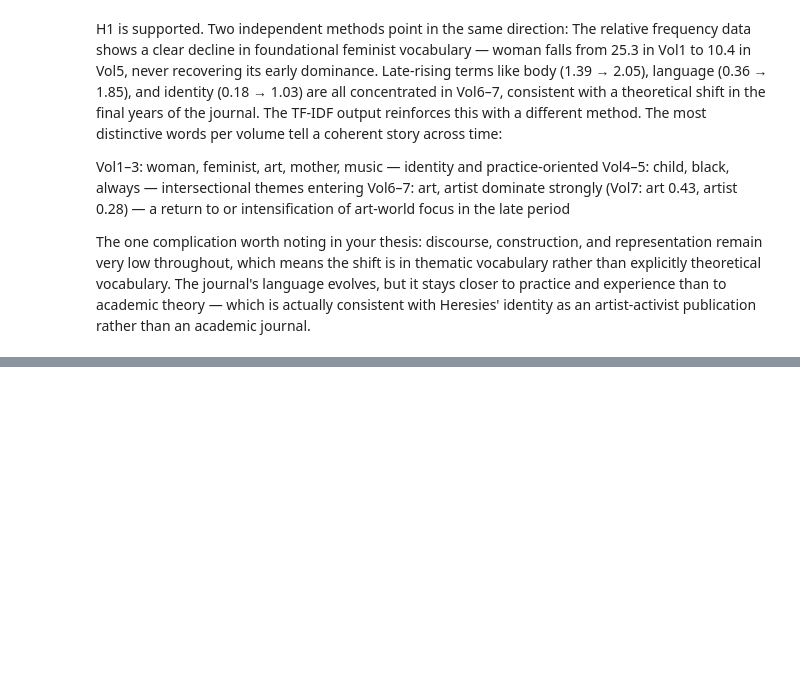
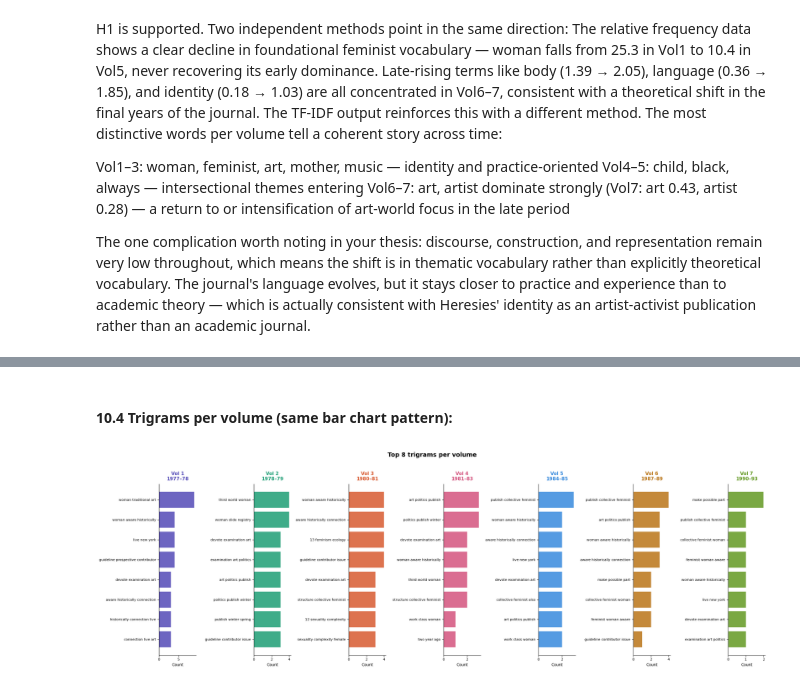
Before and after one commit to Soph-stara/master-thesis-code, a Jupyter notebook: notebooks/h1_analysis/12_analysis_h1.ipynb, the cells around one changed output, grey strips where cells are left out. Saved outputs shown, nothing was run; the diff lists cells and outputs as text; code cells hidden in the pictures; blank space fills up the shorter version.

```diff
--- a/notebooks/h1_analysis/12_analysis_h1.ipynb
+++ b/notebooks/h1_analysis/12_analysis_h1.ipynb
@@ -324,0 +471,30 @@ The one complication worth noting in your thesis: discourse, construction, and r
+# %% [markdown]
+#### 10.4  Trigrams per volume (same bar chart pattern):
+# %%
+fig, axes = plt.subplots(1, 7, figsize=(22, 7), sharey=False)
+
+for i, (vol, ax) in enumerate(zip(volume_order, axes)):
+    top = trigram_counts[vol].most_common(8)
+    if not top:
+        ax.axis("off")
+        ax.set_title(labels[i], fontsize=11, fontweight="bold", color=colors[i], pad=8)
+        continue
+    phrases, freqs = zip(*top)
+    phrase_labels  = [" ".join(p) for p in phrases]
+
+    ax.barh(range(len(phrases)), freqs, color=colors[i], alpha=0.85)
+    ax.set_yticks(range(len(phrases)))
+    ax.set_yticklabels(phrase_labels, fontsize=8)
+    ax.invert_yaxis()
+    ax.set_title(labels[i], fontsize=11, fontweight="bold", color=colors[i], pad=8)
+    ax.set_xlabel("Count", fontsize=9)
+    ax.tick_params(axis="x", labelsize=8)
+    ax.spines[["top", "right"]].set_visible(False)
+
+fig.suptitle("Top 8 trigrams per volume", fontsize=14, fontweight="bold", y=1.02)
+plt.tight_layout()
+plt.savefig("/Users/sophiehamann/master-thesis-code/data/output_files/graph_trigrams_per_volume.png",
+            bbox_inches="tight", dpi=150)
+plt.show()
+# %% [output]
+[figure, added]
```
Also changed, not shown: parts of 15 cells of this notebook, 28 other files.
